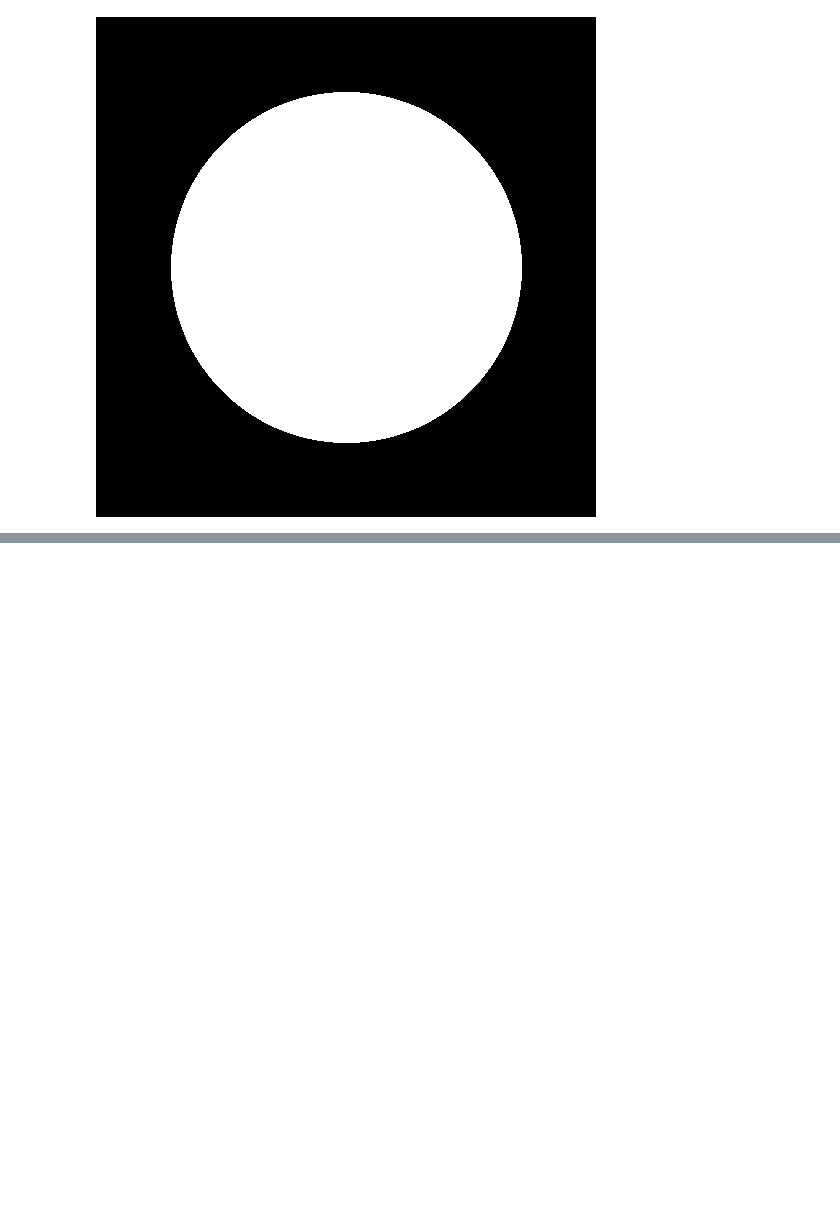
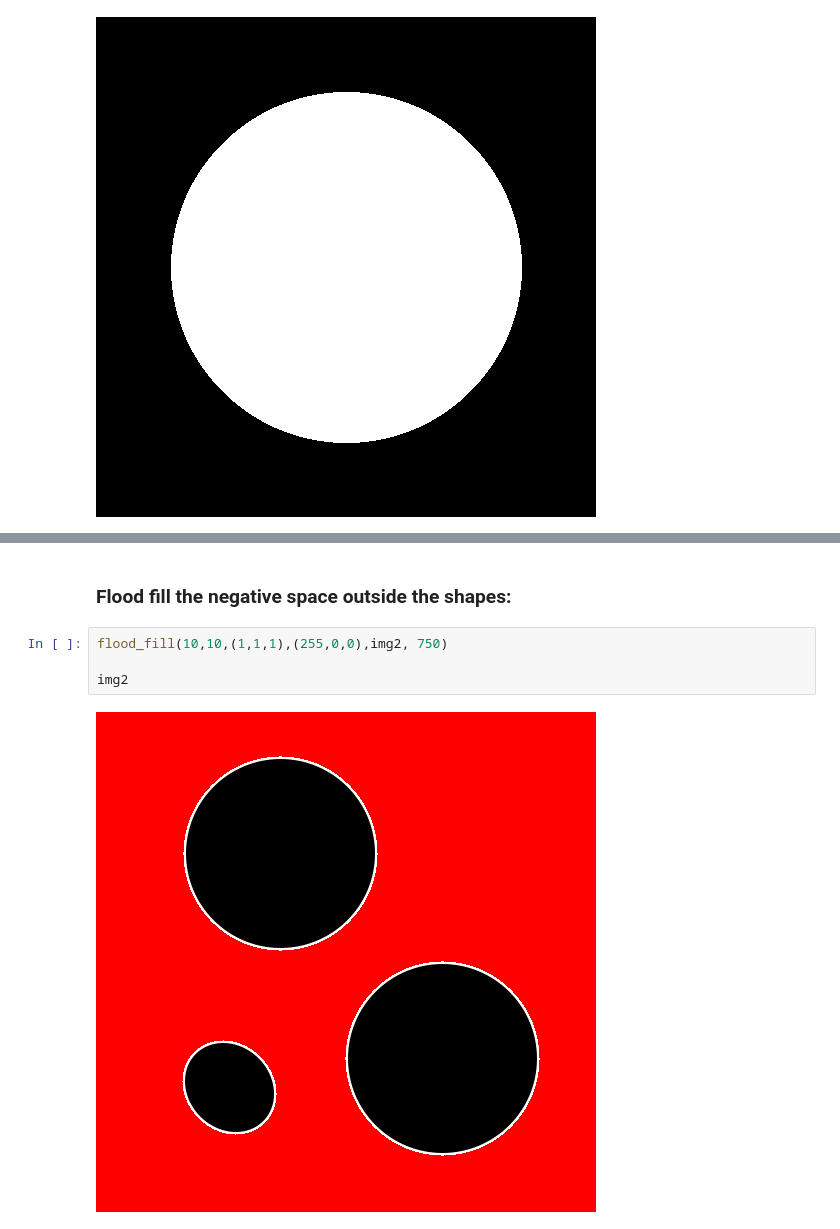
Before and after one commit to TristanAntonsen/flood-filling, a Jupyter notebook: sandbox.ipynb, the cells around one changed output, grey strips where cells are left out. Saved outputs shown, nothing was run; the diff lists cells and outputs as text; blank space fills up the shorter version.

```diff
--- a/sandbox.ipynb
+++ b/sandbox.ipynb
@@ -105,0 +112,8 @@ img2
+# %% [markdown]
+### Flood fill the negative space outside the shapes:
+# %%
+flood_fill(10,10,(1,1,1),(255,0,0),img2, 750)
+
+img2
+# %% [output]
+[figure, added]
```
Also changed, not shown: parts of 6 cells of this notebook.
